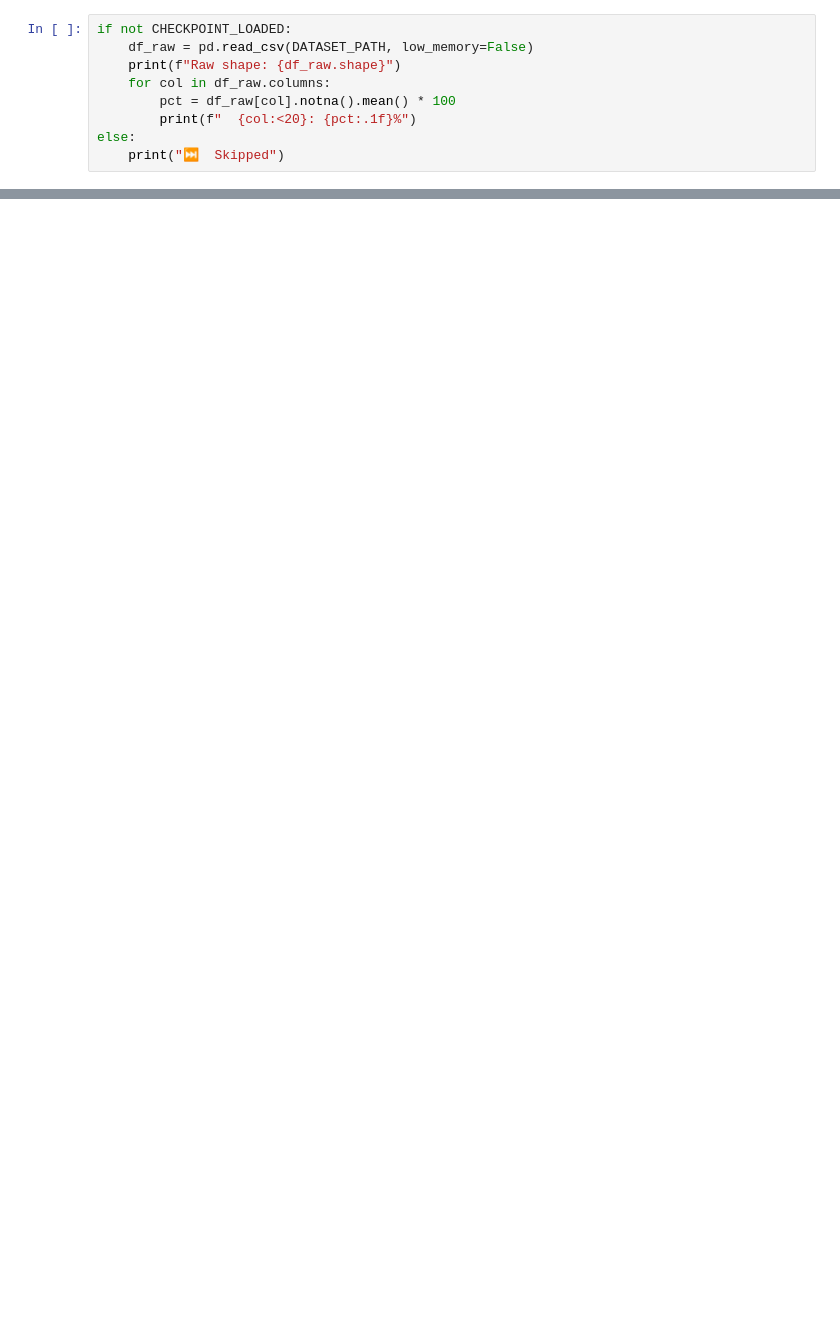
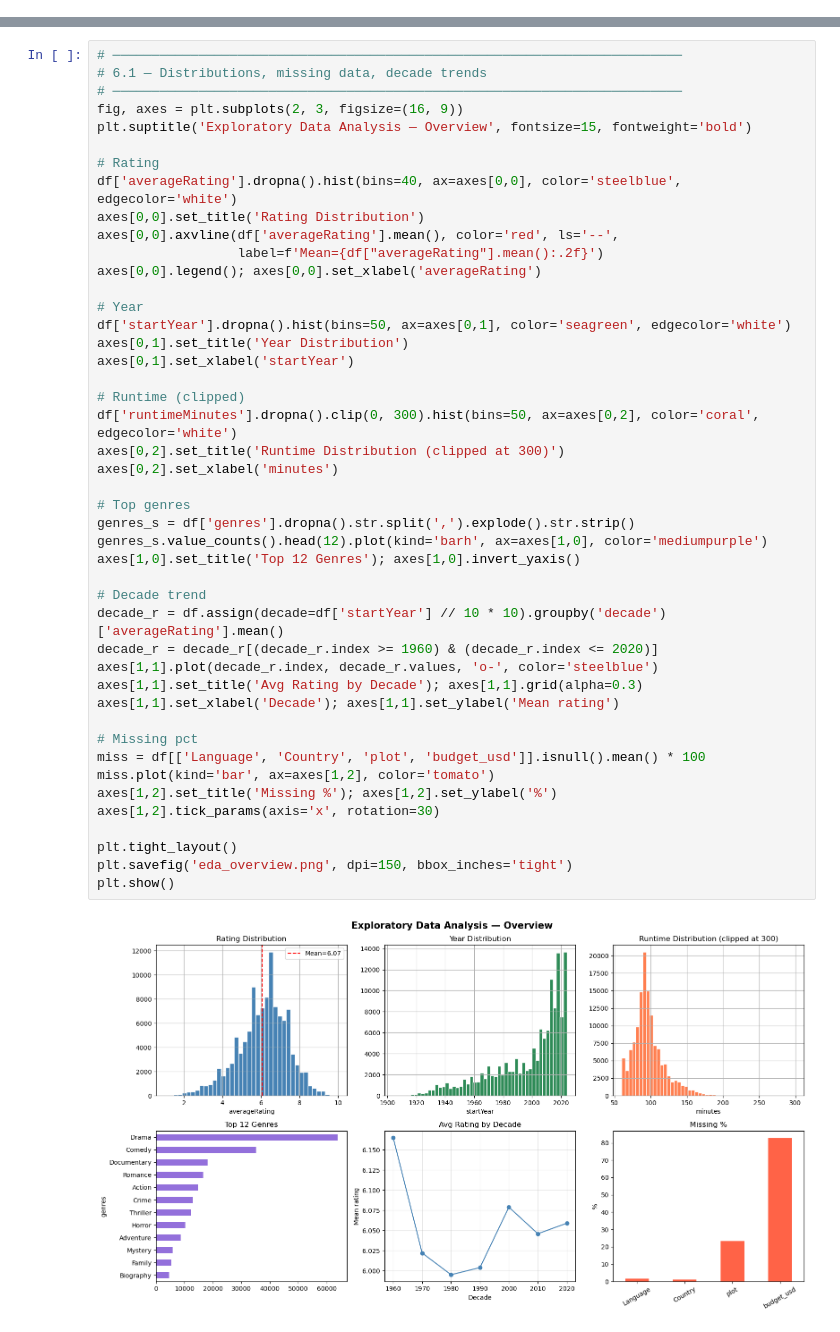
Before and after one commit to Shakedams/imdb-rating-prediction, a Jupyter notebook: notebook.ipynb, the cells around one changed output, grey strips where cells are left out. Drawn from its saved outputs; the diff is of its cells as text; blank space fills up the shorter version.

```diff
--- a/notebook.ipynb
+++ b/notebook.ipynb
@@ -154,9 +0,0 @@ Dataset: dataset.csv
-# %%
-if not CHECKPOINT_LOADED:
-    df_raw = pd.read_csv(DATASET_PATH, low_memory=False)
-    print(f"Raw shape: {df_raw.shape}")
-    for col in df_raw.columns:
-        pct = df_raw[col].notna().mean() * 100
-        print(f"  {col:<20}: {pct:.1f}%")
-else:
-    print("⏭️  Skipped")
@@ -2660,0 +1254,47 @@ Testing safe_predict on 10 samples...
+# %%
+# ─────────────────────────────────────────────────────────────────────────
+# 6.1 — Distributions, missing data, decade trends
+# ─────────────────────────────────────────────────────────────────────────
+fig, axes = plt.subplots(2, 3, figsize=(16, 9))
+plt.suptitle('Exploratory Data Analysis — Overview', fontsize=15, fontweight='bold')
+
+# Rating
+df['averageRating'].dropna().hist(bins=40, ax=axes[0,0], color='steelblue', edgecolor='white')
+axes[0,0].set_title('Rating Distribution')
+axes[0,0].axvline(df['averageRating'].mean(), color='red', ls='--',
+                  label=f'Mean={df["averageRating"].mean():.2f}')
+axes[0,0].legend(); axes[0,0].set_xlabel('averageRating')
+
+# Year
+df['startYear'].dropna().hist(bins=50, ax=axes[0,1], color='seagreen', edgecolor='white')
+axes[0,1].set_title('Year Distribution')
+axes[0,1].set_xlabel('startYear')
+
+# Runtime (clipped)
+df['runtimeMinutes'].dropna().clip(0, 300).hist(bins=50, ax=axes[0,2], color='coral', edgecolor='white')
+axes[0,2].set_title('Runtime Distribution (clipped at 300)')
+axes[0,2].set_xlabel('minutes')
+
+# Top genres
+genres_s = df['genres'].dropna().str.split(',').explode().str.strip()
+genres_s.value_counts().head(12).plot(kind='barh', ax=axes[1,0], color='mediumpurple')
+axes[1,0].set_title('Top 12 Genres'); axes[1,0].invert_yaxis()
+
+# Decade trend
+decade_r = df.assign(decade=df['startYear'] // 10 * 10).groupby('decade')['averageRating'].mean()
+decade_r = decade_r[(decade_r.index >= 1960) & (decade_r.index <= 2020)]
+axes[1,1].plot(decade_r.index, decade_r.values, 'o-', color='steelblue')
+axes[1,1].set_title('Avg Rating by Decade'); axes[1,1].grid(alpha=0.3)
+axes[1,1].set_xlabel('Decade'); axes[1,1].set_ylabel('Mean rating')
+
+# Missing pct
+miss = df[['Language', 'Country', 'plot', 'budget_usd']].isnull().mean() * 100
+miss.plot(kind='bar', ax=axes[1,2], color='tomato')
+axes[1,2].set_title('Missing %'); axes[1,2].set_ylabel('%')
+axes[1,2].tick_params(axis='x', rotation=30)
+
+plt.tight_layout()
+plt.savefig('eda_overview.png', dpi=150, bbox_inches='tight')
+plt.show()
+# %% [output]
+[figure, added]
```
Also changed, not shown: parts of 107 cells of this notebook, 3 other files.
